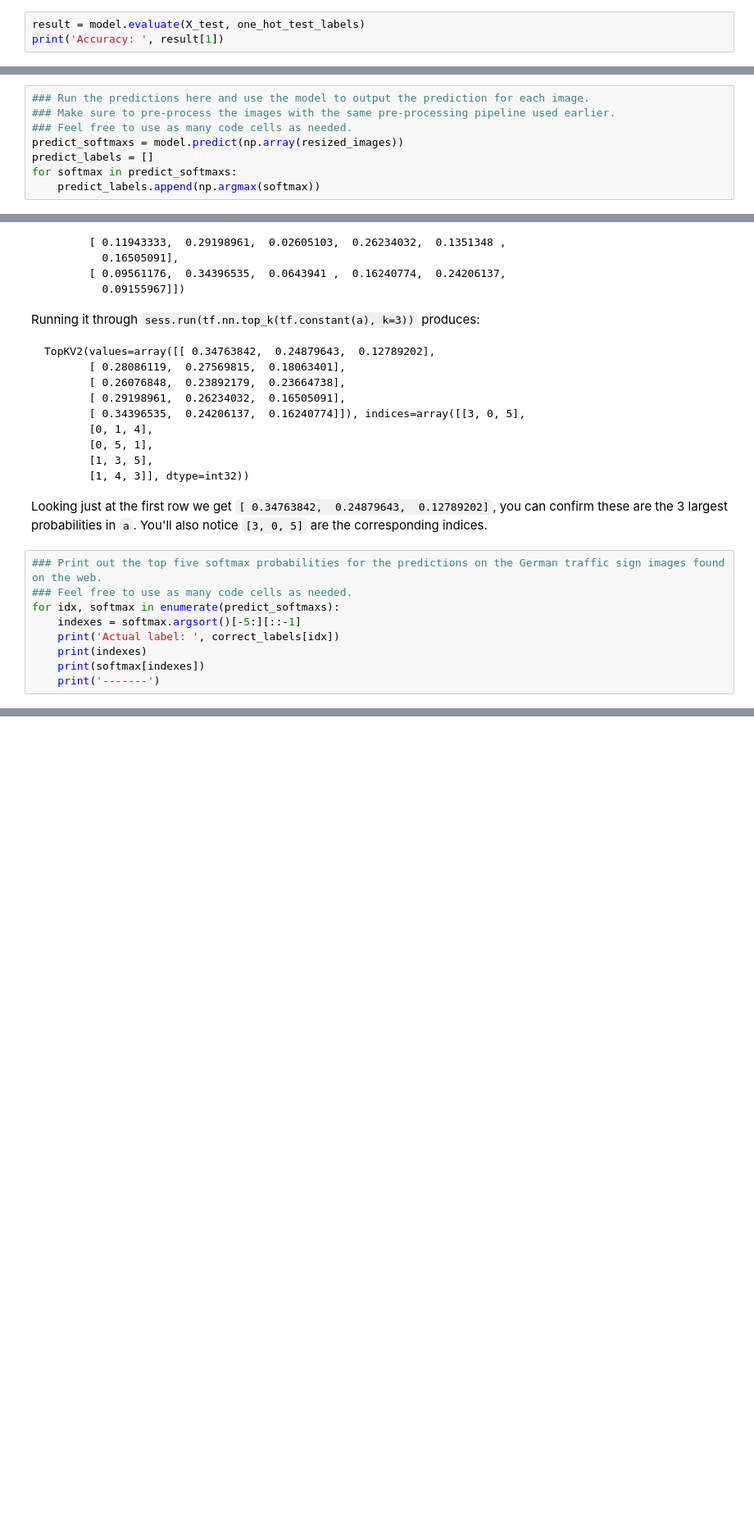
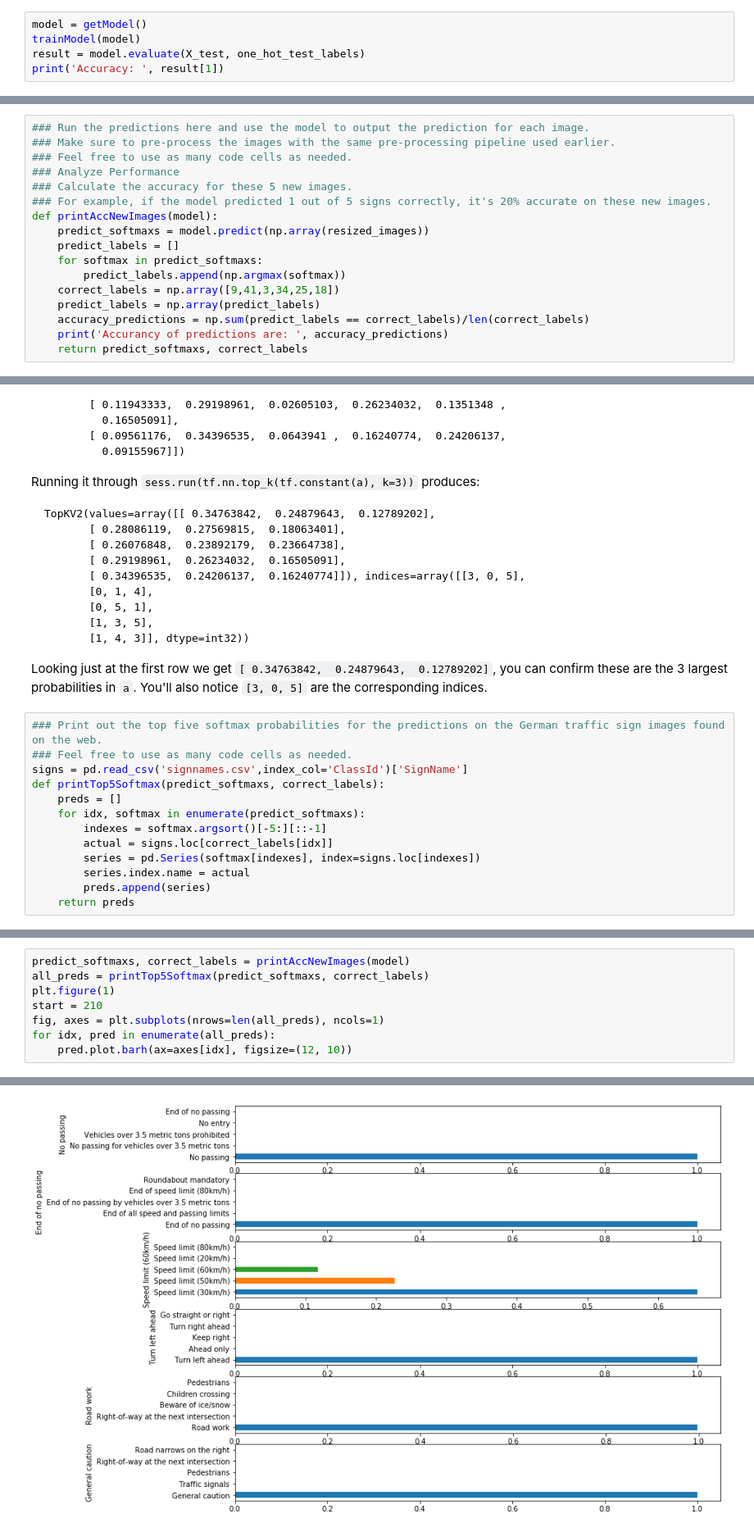
Before and after one commit to favetelinguis/udacity_self-driving_car, a Jupyter notebook: CarND-Traffic-Sign-Classifier-Project/Traffic_Sign_Classifier.ipynb, the cells around one changed output, grey strips where cells are left out. Shown at 82% size. Saved outputs shown, nothing was run; the diff lists cells and outputs as text; blank space fills up the shorter version.

```diff
--- a/CarND-Traffic-Sign-Classifier-Project/Traffic_Sign_Classifier.ipynb
+++ b/CarND-Traffic-Sign-Classifier-Project/Traffic_Sign_Classifier.ipynb
@@ -242,4 +212,6 @@ Epoch 20/20
 # %%
+model = getModel()
+trainModel(model)
 result = model.evaluate(X_test, one_hot_test_labels)
 print('Accuracy: ', result[1])
 # %% [output]
@@ -294,7 +280,16 @@ for img in images:
 ### Run the predictions here and use the model to output the prediction for each image.
 ### Make sure to pre-process the images with the same pre-processing pipeline used earlier.
 ### Feel free to use as many code cells as needed.
-predict_softmaxs = model.predict(np.array(resized_images))
-predict_labels = []
-for softmax in predict_softmaxs:
-    predict_labels.append(np.argmax(softmax))
+### Analyze Performance
+### Calculate the accuracy for these 5 new images.
+### For example, if the model predicted 1 out of 5 signs correctly, it's 20% accurate on these new images.
+def printAccNewImages(model):
+    predict_softmaxs = model.predict(np.array(resized_images))
+    predict_labels = []
+    for softmax in predict_softmaxs:
+        predict_labels.append(np.argmax(softmax))
+    correct_labels = np.array([9,41,3,34,25,18])
+    predict_labels = np.array(predict_labels)
+    accuracy_predictions = np.sum(predict_labels == correct_labels)/len(correct_labels)
+    print('Accurancy of predictions are: ', accuracy_predictions)
+    return predict_softmaxs, correct_labels
@@ -352,9 +336,13 @@ Looking just at the first row we get `[ 0.34763842,  0.24879643,  0.12789202]`,
 # %%
 ### Print out the top five softmax probabilities for the predictions on the German traffic sign images found on the web.
 ### Feel free to use as many code cells as needed.
-for idx, softmax in enumerate(predict_softmaxs):
-    indexes = softmax.argsort()[-5:][::-1]
-    print('Actual label: ', correct_labels[idx])
-    print(indexes)
-    print(softmax[indexes])
-    print('-------')
+signs = pd.read_csv('signnames.csv',index_col='ClassId')['SignName']
+def printTop5Softmax(predict_softmaxs, correct_labels):
+    preds = []
+    for idx, softmax in enumerate(predict_softmaxs):
+        indexes = softmax.argsort()[-5:][::-1]
+        actual = signs.loc[correct_labels[idx]]
+        series = pd.Series(softmax[indexes], index=signs.loc[indexes])
+        series.index.name = actual
+        preds.append(series)
+    return preds
@@ -378,0 +349,9 @@ Actual label:  18
+# %%
+predict_softmaxs, correct_labels = printAccNewImages(model)
+all_preds = printTop5Softmax(predict_softmaxs, correct_labels)
+plt.figure(1)
+start = 210
+fig, axes = plt.subplots(nrows=len(all_preds), ncols=1)
+for idx, pred in enumerate(all_preds):
+    pred.plot.barh(ax=axes[idx], figsize=(12, 10))
+# %% [output]
@@ -379,3 +360,4 @@ Actual label:  18
+[figure, added]
 # %% [markdown]
 ### Project Writeup
 
```
Also changed, not shown: parts of 20 cells of this notebook, 10 other files.
